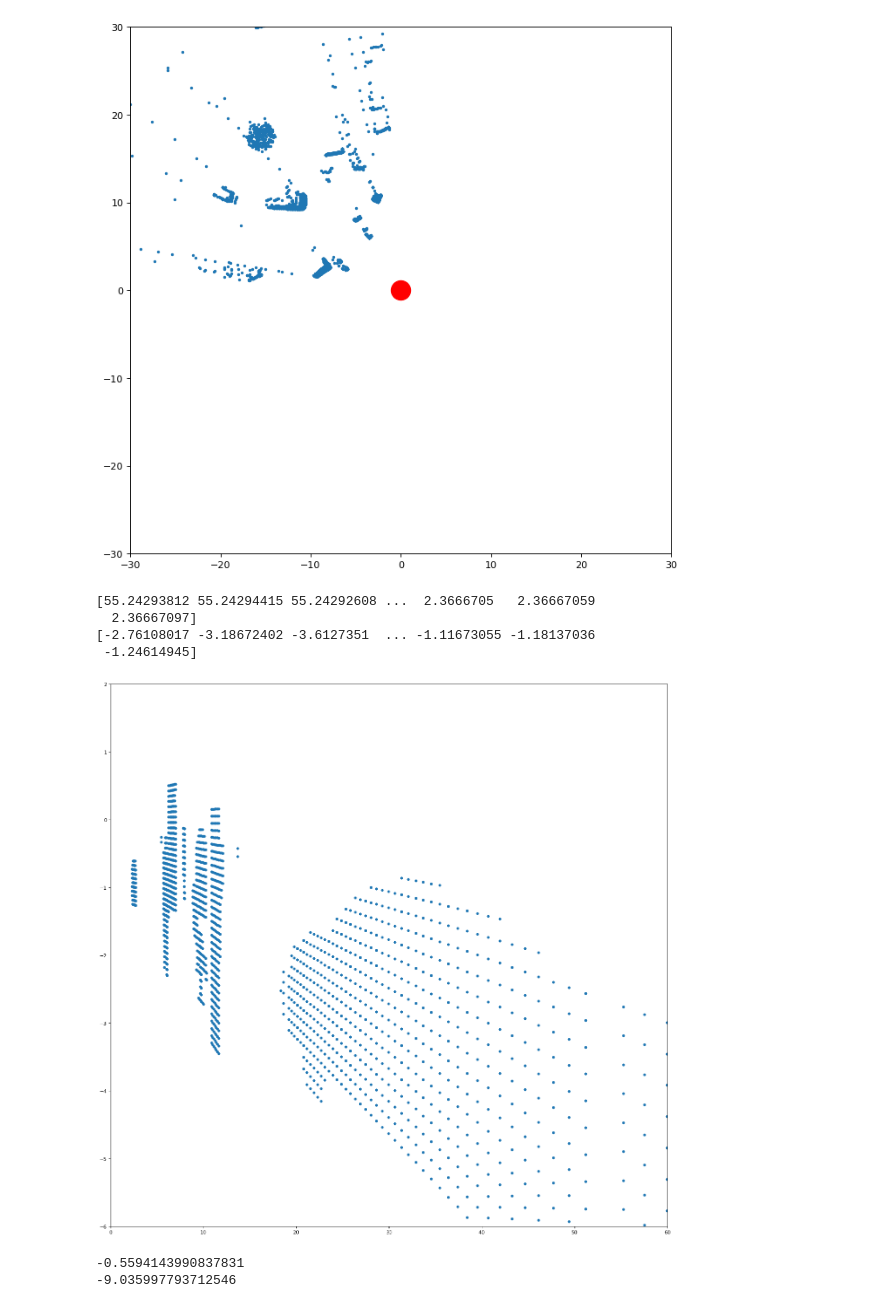
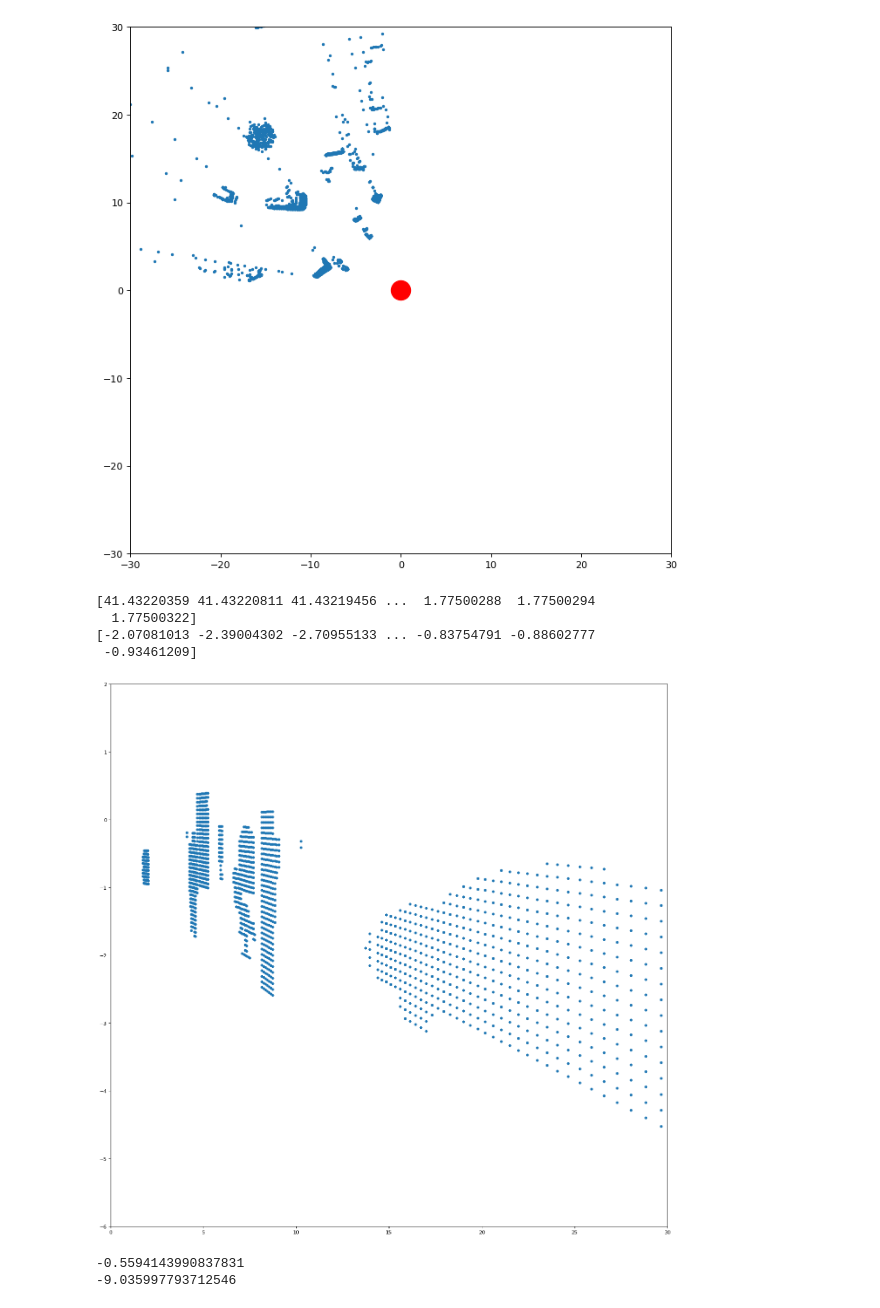
Before and after one commit to kiat/debs2019, a Jupyter notebook: src/notebooks/Object-Segmentation-idea-2.ipynb, the cells around one changed output. Cells and saved outputs as stored; diff of their text form; code cells hidden in the pictures.

```diff
--- a/src/notebooks/Object-Segmentation-idea-2.ipynb
+++ b/src/notebooks/Object-Segmentation-idea-2.ipynb
@@ -101,25 +101,25 @@ plt.show()
 # %% [output]
 [figure]
 # %%
-d =  8
+d =  6
 
 x_Q1_pri = np.divide(x_Q1, z_Q1/d)
 y_Q1_pri = np.divide(y_Q1, z_Q1/d)
 
 print(x_Q1_pri)
 print(y_Q1_pri)
 
 fig = plt.figure(figsize=(20, 20), dpi= 80)
 plt.scatter(x_Q1_pri, y_Q1_pri, s=20)
 
-plt.xlim(0, +60)
+plt.xlim(0, +30)
 plt.ylim(-6, +2)
 # plt.grid()
 plt.show()
 # %% [output]
-[55.24293812 55.24294415 55.24292608 ...  2.3666705   2.36667059
-  2.36667097]
-[-2.76108017 -3.18672402 -3.6127351  ... -1.11673055 -1.18137036
- -1.24614945]
+[41.43220359 41.43220811 41.43219456 ...  1.77500288  1.77500294
+  1.77500322]
+[-2.07081013 -2.39004302 -2.70955133 ... -0.83754791 -0.88602777
+ -0.93461209]
-[figure, old version]
+[figure, new version]
 # %%
```
Also changed, not shown: parts of 1 cell of this notebook, 5 other files.
